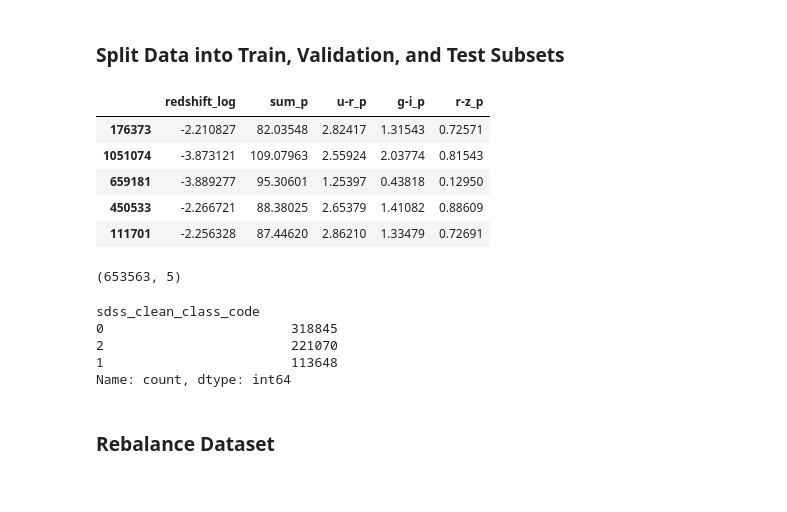
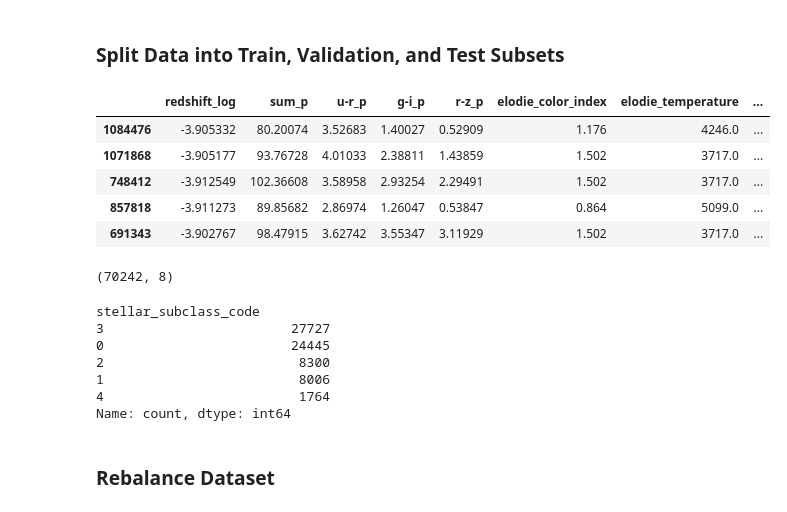
Before and after one commit to jspencermorris/galaxies_sdss, a Jupyter notebook: notebooks/jsm_modeling_tabular.ipynb, the cells around one changed output. Saved outputs shown, nothing was run; the diff lists cells and outputs as text; code cells hidden in the pictures.

```diff
--- a/notebooks/jsm_modeling_tabular.ipynb
+++ b/notebooks/jsm_modeling_tabular.ipynb
@@ -151,30 +164,3 @@ for col in object_features + star_features:
 "# investigate histograms of feature columns, color-shaded by superclass\n\n# generate a subset dataframe\ndf = sdss_primary[['sdss_clean_class_name'] + object_features + star_features]\ndf = df.sampl ...
 # %% [markdown]
 # Define Helper Functions for Tabular Data
-# %%
-# define a helper function to extract only objects of interest, given a specified set of classes
-
-def jsm_specify_objects(objects='superclass'):
-
-    if objects == 'superclass':
-        class_column = class_label_codes[0:1] #'sdss_clean_class_code'
-        class_map = sdss_clean_class_map
-        sdss_secondary = sdss_primary[sdss_primary['sdss_clean_class_name'] != 'unclassified']
-    elif objects == 'stars':
-        class_column = class_label_codes[1:2] #'stellar_subclass_MK'
-        class_map = stellar_subclass_map
-        sdss_secondary = sdss_primary[sdss_primary['stellar_subclass_MK'] != 'unclassified']
-    elif objects == 'galaxies':
-        class_column = class_label_codes[2:3] #'gz2_subclass_hubble'
-        class_map = gz2_subclass_map
-        sdss_secondary = sdss_primary[sdss_primary['gz2_subclass_hubble'] != 'unclassified']
-
-    # define label codes and names
-    sorted_items = sorted(class_map.items(), key=lambda x: x[1])
-    label_codes = [item[1] for item in sorted_items]
-    label_names = [item[0] for item in sorted_items]
-    if 'unclassified' in label_names:
-        label_codes = label_codes[:-1]
-        label_names = label_names[:-1]
-
-    return class_column, sdss_secondary, label_codes, label_names
@@ -360,4 +443,16 @@ def jsm_predict(model, X, y, labels=[0,1,2]):
 # %%
 # specify secondary dataset based on inclusion of all objects ('superclass'), only labeled galaxies ('galaxies'), or only labeled stars ('stars')
 
-class_column, sdss_secondary, label_codes, label_names = jsm_specify_objects('superclass')
+objects = 'stars'
+
+class_column, sdss_secondary, label_map, label_codes, label_names = jsm_specify_objects(objects, min_set_size=1000)
+print(f"\n{class_column = }")
+display(sdss_secondary.head(5))
+print(f"{label_map = }")
+print(f"{label_codes = }")
+print(f"{label_names = }")
+
+if objects == 'stars':
+    features = object_features + star_features
+else:
+    features = object_features
@@ -366,22 +472,24 @@ class_column, sdss_secondary, label_codes, label_names = jsm_specify_objects('su
 # %%
 # generate subsets (return as df's)
 
-X_train, y_train, X_validation, y_validation, X_test, y_test = jsm_split_subsets(sdss_secondary, object_features, class_column, [0.6, 0.2, 0.2], mode='sklearn')
+X_train, y_train, X_validation, y_validation, X_test, y_test = jsm_split_subsets(sdss_secondary, features, class_column, [0.6, 0.2, 0.2], mode='sklearn')
 display(X_train.head(5))
 print(X_train.shape)
 display(y_train.value_counts())
 # %% [output]
-|  | redshift_log | sum_p | u-r_p | g-i_p | r-z_p |
-| 176373 | -2.210827 | 82.03548 | 2.82417 | 1.31543 | 0.72571 |
-| 1051074 | -3.873121 | 109.07963 | 2.55924 | 2.03774 | 0.81543 |
-| 659181 | -3.889277 | 95.30601 | 1.25397 | 0.43818 | 0.12950 |
-| 450533 | -2.266721 | 88.38025 | 2.65379 | 1.41082 | 0.88609 |
-| 111701 | -2.256328 | 87.44620 | 2.86210 | 1.33479 | 0.72691 |
+|  | redshift_log | sum_p | u-r_p | g-i_p | r-z_p | elodie_color_index | elodie_temperature | ... |
+| 1084476 | -3.905332 | 80.20074 | 3.52683 | 1.40027 | 0.52909 | 1.176 | 4246.0 | ... |
+| 1071868 | -3.905177 | 93.76728 | 4.01033 | 2.38811 | 1.43859 | 1.502 | 3717.0 | ... |
+| 748412 | -3.912549 | 102.36608 | 3.58958 | 2.93254 | 2.29491 | 1.502 | 3717.0 | ... |
+| 857818 | -3.911273 | 89.85682 | 2.86974 | 1.26047 | 0.53847 | 0.864 | 5099.0 | ... |
+| 691343 | -3.902767 | 98.47915 | 3.62742 | 3.55347 | 3.11929 | 1.502 | 3717.0 | ... |
-(653563, 5)
+(70242, 8)
-sdss_clean_class_code
-0                        318845
-2                        221070
-1                        113648
+stellar_subclass_code
+3                        27727
+0                        24445
+2                         8300
+1                         8006
+4                         1764
 Name: count, dtype: int64
 # %% [markdown]
 ### Rebalance Dataset
```
Also changed, not shown: parts of 30 cells of this notebook.
